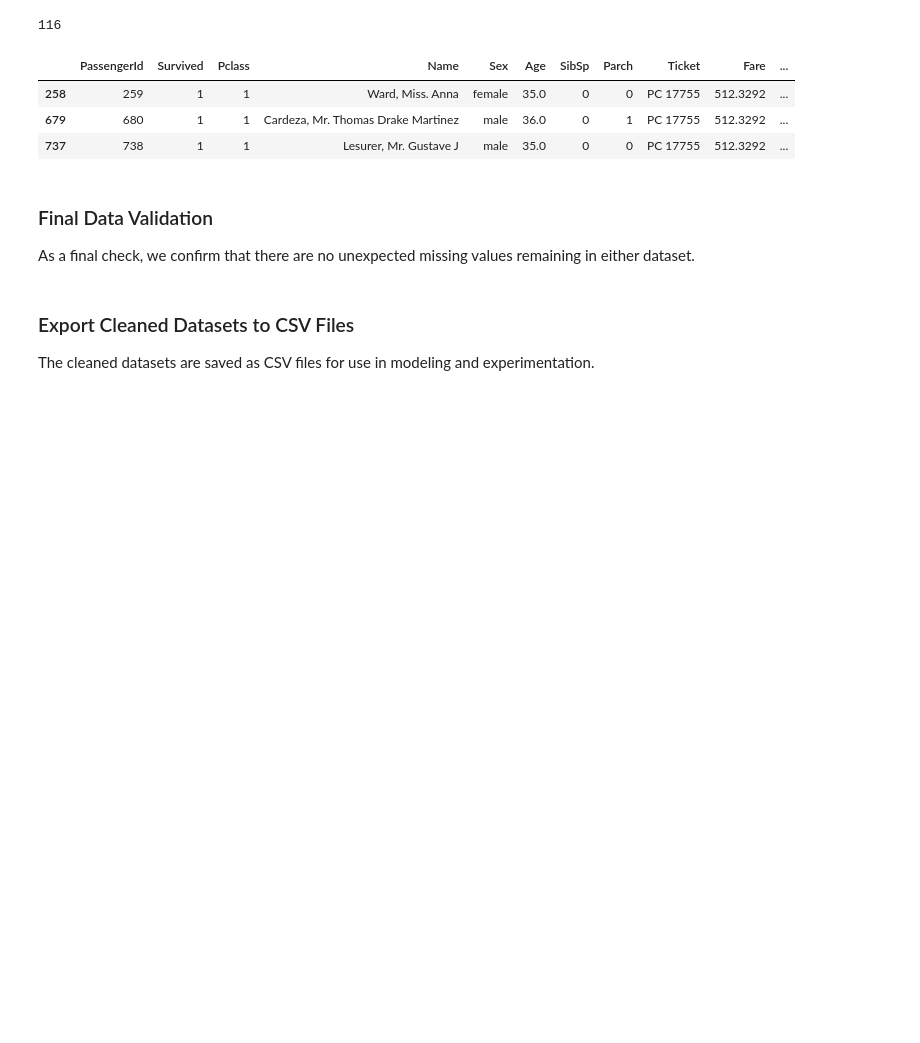
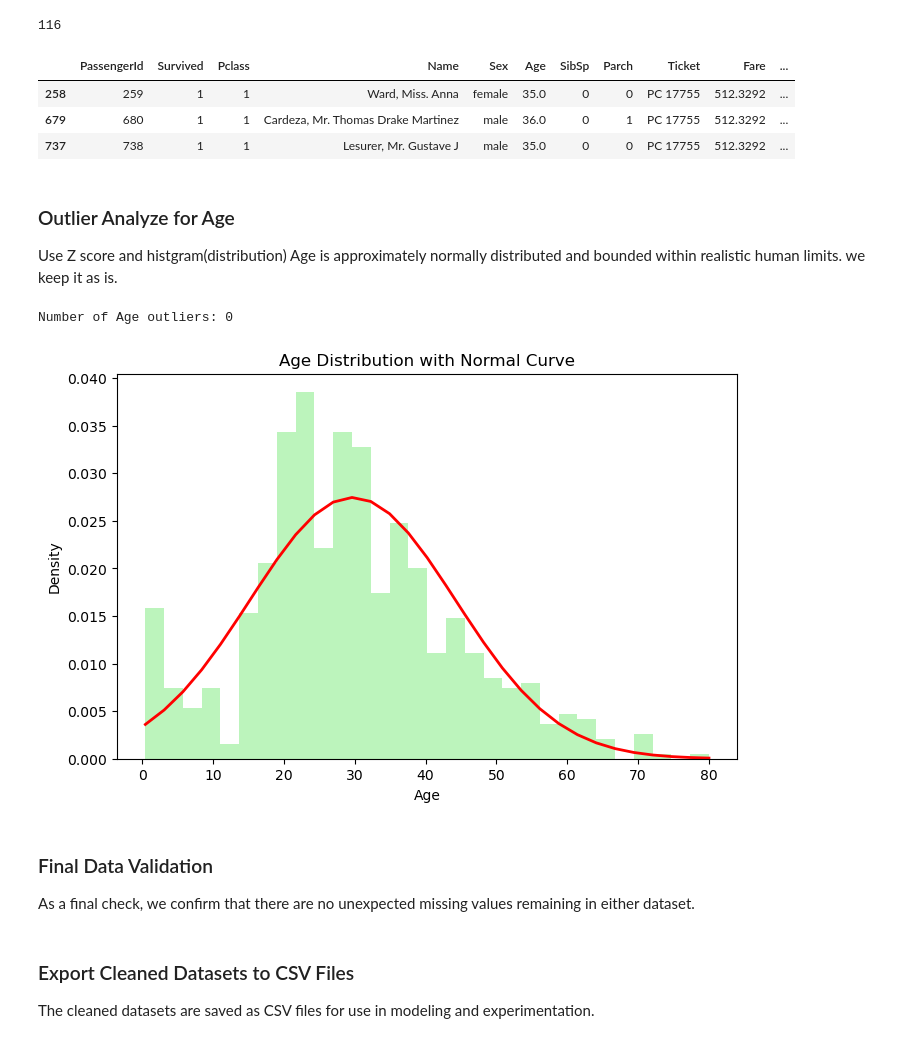
Before and after one commit to teritox/Titanic-Capstone-Project, a Jupyter notebook: ml/notebooks/data_exploration.ipynb, the cells around one changed output. Saved outputs shown, nothing was run; the diff lists cells and outputs as text; code cells hidden in the pictures; blank space fills up the shorter version.

Commit message:
add outlier analysis for Age

```diff
--- a/ml/notebooks/data_exploration.ipynb
+++ b/ml/notebooks/data_exploration.ipynb
@@ -216,6 +216,40 @@ train_data[train_data["Fare"]>300]
 | 258 | 259 | 1 | 1 | Ward, Miss. Anna | female | 35.0 | 0 | 0 | PC 17755 | 512.3292 | ... |
 | 679 | 680 | 1 | 1 | Cardeza, Mr. Thomas Drake Martinez | male | 36.0 | 0 | 1 | PC 17755 | 512.3292 | ... |
 | 737 | 738 | 1 | 1 | Lesurer, Mr. Gustave J | male | 35.0 | 0 | 0 | PC 17755 | 512.3292 | ... |
+# %% [markdown]
+### Outlier Analyze for Age
+Use Z score and histgram(distribution)
+Age is approximately normally distributed and bounded within realistic human limits. we keep it as is.
+# %%
+from scipy.stats import zscore
+import numpy as np
+
+z_scores = zscore(train_data["Age"])
+
+outliers = train_data[np.abs(z_scores) > 3]
+
+print("Number of Age outliers:", len(outliers))
+# %% [output]
+Number of Age outliers: 0
+# %%
+from scipy.stats import norm
+import matplotlib.pyplot as plt
+ages = train_data["Age"]
+mu = ages.mean()
+sigma = ages.std()
+
+# Plot histogram
+plt.figure(figsize=(8,5))
+count, bins, ignored = plt.hist(ages, bins=30, density=True, color='lightgreen', alpha=0.6)
+
+# Overlay normal distribution curve
+plt.plot(bins, norm.pdf(bins, mu, sigma), color='red', linewidth=2)
+plt.title("Age Distribution with Normal Curve")
+plt.xlabel("Age")
+plt.ylabel("Density")
+plt.show()
+# %% [output]
+[figure, added]
 # %% [markdown]
 ### Final Data Validation
 
```
